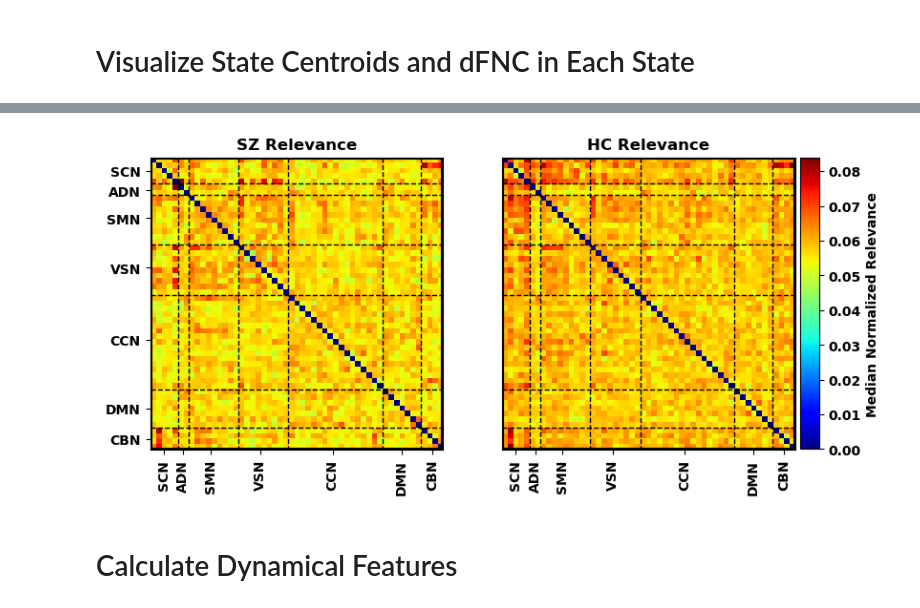
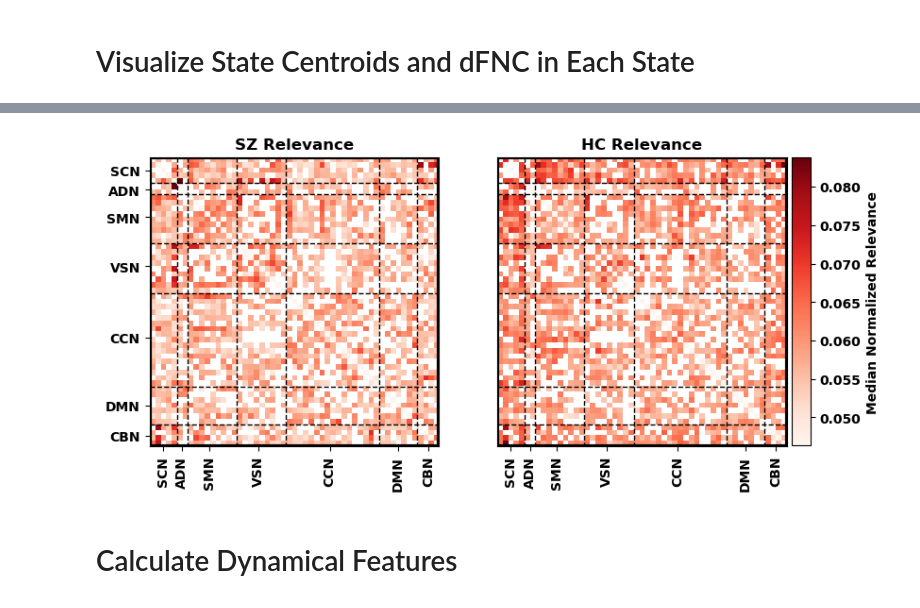
Before and after one commit to cae67/Relevance_Clustering, a Jupyter notebook: fMRI_Classification_classifier2_relevance_clustering_journal.ipynb, the cells around one changed output, grey strips where cells are left out. Drawn from its saved outputs; the diff is of its cells as text; code cells hidden in the pictures.

```diff
--- a/fMRI_Classification_classifier2_relevance_clustering_journal.ipynb
+++ b/fMRI_Classification_classifier2_relevance_clustering_journal.ipynb
@@ -509,13 +553,22 @@ print(counts)
 # %%
 # FIGURE 4
 
-centroids = kmeans.cluster_centers_ # get centroids
-max_val = 100*np.max(np.abs(centroids))
+centroids = centers.copy() # get centroids
+max_val = 100*np.max(np.abs(centers))
+min_val = 100*np.min(np.abs(centers))
+
 networks = ['SCN','ADN','SMN','VSN','CCN','DMN','CBN']
 # Make Heatmaps
 fig, ax = plt.subplots(1,4,figsize=(20,12))
 for i in range(4):
-    im = ax[i].imshow(100*vec2mat(centroids[i,:],53), cmap = 'jet', vmin = 0, vmax = max_val)
+    centroids = vec2mat(centers.copy()[i,:],53)
+
+    for xloc in range(53):
+            for yloc in range(53):
+                if np.array(p_vals_corrected)[xloc,yloc] > 0.001 and xloc != yloc:
+                    centroids[xloc,yloc] = np.nan
+
+    im = ax[i].imshow(100*vec2mat(centers[i,:],53), cmap = 'Reds', vmin = min_val, vmax = max_val)
     ax[i].set_xticks([2,5.5,10.5,19.5,32.5,45,50.5],thickness=5)
     ax[i].set_xticklabels(networks,rotation=90,weight='bold')
     ax[i].set_title(f'State {i}',weight='bold')
@@ -528,11 +581,13 @@ for i in range(4):
     ax[i].hlines([4.5,6.5,15.5,24.5,41.5,48.5],-0.5,52.5,'k','--',linewidth=2)
     ax[i].vlines([-0.5,52.5],-0.5,52.5,'k','-',linewidth=4)
     ax[i].hlines([-0.5,52.5],-0.5,52.5,'k','-',linewidth=4)
+#     ax[i].plot([52.5,-0.5],[52.5,-0.5],'k',linewidth=1)
+
 fig.subplots_adjust(right=0.8)
 cbar_ax = fig.add_axes([0.805, 0.38, 0.02, 0.23]) # left bottom width height
 cb = fig.colorbar(im, cax=cbar_ax);
 cb.set_label(label='Percent of Normalized Relevance',weight='bold')
 plt.setp(cb.ax.get_yticklabels(),weight='bold');
 # plt.rcParams["axes.linewidth"] = 1.5
-# plt.savefig("C:/Users/antho/Documents/Calhoun_Lab/Projects/fMRI_Classification/Subgrouping/Relevance_Related/Journal/Results/Figure4 - RelevanceCentroids.jpg",dpi=1200)
+plt.savefig("C:/Users/antho/Documents/Calhoun_Lab/Projects/fMRI_Classification/Subgrouping/Relevance_Related/Journal/Results/Figure4 - RelevanceCentroids_Reds.jpg",dpi=1200)
 # %% [output]
@@ -693,43 +980,73 @@ plt.setp(cb.ax.get_yticklabels(),weight='bold');
 # %%
 ## Figure 3b
-# Make Heatmaps of LRP for Each Class
-fig, ax = plt.subplots(1,2,figsize=(10,5))
-i = 0
 
+# U-Tests
+class_condition0 = train_labels3==0*np.ones_like(train_labels3)
+class_condition1 = train_labels3==1*np.ones_like(train_labels3)
+
+p_vals = []
+for i in range(np.shape(X3)[1]):
+    p_vals.append(mannwhitneyu(lrp_val3[class_condition0,i],lrp_val3[class_condition1,i])[1])
+
+p_vals_corrected = fdrcorrection(p_vals,alpha=0.001)[1]
+
+p_vals = vec2mat(p_vals,53)
+p_vals_corrected = vec2mat(p_vals_corrected,53)
+
+# Get Max and Min Values
 s_vals = []
 for class_idx in range(2):
         class_condition = train_labels3==class_idx*np.ones_like(train_labels3)
         s_vals.append(100*np.median(lrp_val3[class_condition,...],axis=0))
 
+max_val = np.max(np.abs(s_vals))
+min_val = np.min(np.abs(s_vals))
+class_val = ['SZ','HC']
 
-max_val = np.max(np.abs(s_vals))
-min_val = 0
-class_val = ['SZ','HC']
+# Make Heatmaps of LRP for Each Class
+fig, ax = plt.subplots(1,2,figsize=(10,5))
+i = 0
+
 for class_idx in range(2):
     class_condition = train_labels3==class_idx*np.ones_like(train_labels3)
     s_vals = 100*np.median(lrp_val3[class_condition,...],axis=0)
-    im = ax[class_idx].imshow(vec2mat(s_vals,53), cmap = 'jet', vmin = min_val, vmax = max_val)
+    s_vals = vec2mat(s_vals,53)
+
+    for xloc in range(53):
+        for yloc in range(53):
+
+            if p_vals_corrected[xloc,yloc] > 0.001 and xloc != yloc:
+                s_vals[xloc,yloc] = np.nan
+
+    im = ax[class_idx].imshow(s_vals, cmap = 'Reds', vmin = min_val, vmax = max_val)
     ax[class_idx].set_xticks([2,5.5,10.5,19.5,32.5,45,50.5],thickness=5)
     ax[class_idx].set_xticklabels(networks,rotation=90,weight='bold')
     ax[class_idx].set_title(f'{class_val[class_idx]} Relevance',weight='bold')
     if class_idx == 0:
         ax[class_idx].set_yticks([2,5.5,10.5,19.5,32.5,45,50.5],thickness=5)
         ax[class_idx].set_yticklabels(networks,weight='bold')
     else:
         ax[class_idx].set_yticks([])
     ax[class_idx].vlines([4.5,6.5,15.5,24.5,41.5,48.5],-0.5,52.5,'k','--',linewidth=1)
     ax[class_idx].hlines([4.25,6.25,15.25,24.5,41.5,48.5],-0.5,52.5,'k','--',linewidth=1)
     ax[class_idx].vlines([-0.5,52.5],-0.5,52.5,'k','-',linewidth=3)
     ax[class_idx].hlines([-0.5,52.5],-0.5,52.5,'k','-',linewidth=3)
     i += 1
+
+#     for xloc in range(53):
+#         for yloc in range(53):
+
+#             if p_vals_corrected[xloc,yloc] < 0.05 and xloc != yloc:
+#                 plt.text(xloc,yloc,'*',horizontalalignment='center',fontsize=14,weight='bold')
+
 fig.subplots_adjust(right=0.8)
 cbar_ax = fig.add_axes([0.805, 0.19, 0.02, 0.61]) # left bottom width height
 cb = fig.colorbar(im, cax=cbar_ax);
 cb.set_label(label='Median Normalized Relevance',weight='bold')
 plt.setp(cb.ax.get_yticklabels(),weight='bold');
-# plt.savefig("C:/Users/antho/Documents/Calhoun_Lab/Projects/fMRI_Classification/Subgrouping/Relevance_Related/Journal/Results/Figure3b - RelevanceperClass.jpg",dpi=1200)
+plt.savefig("C:/Users/antho/Documents/Calhoun_Lab/Projects/fMRI_Classification/Subgrouping/Relevance_Related/Journal/Results/Figure3b - RelevanceperClass_pvals.jpg",dpi=1200)
 # %% [output]
-[figure, old version]
+[figure, new version]
 # %%
 # Convert Array of Features in Format for Classification to Connectivity Matrix Format
 def vec2mat(vec,ROI):
```
Also changed, not shown: parts of 17 cells of this notebook.
